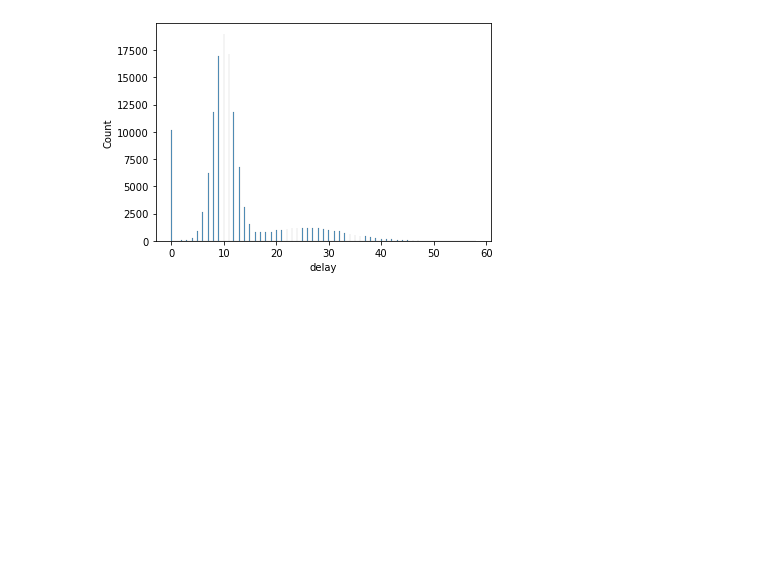
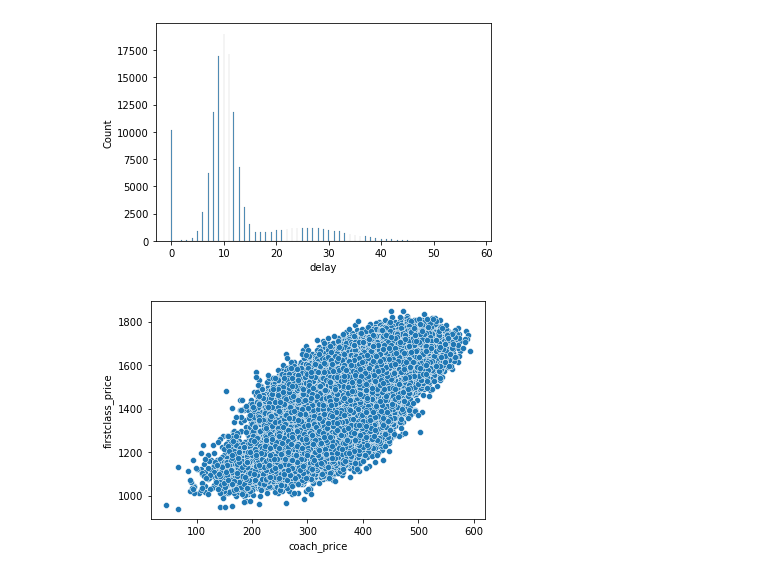
Before and after one commit to cacaprog/Exercises, a Jupyter notebook: Airline Analysis/MC_Airline_Analysis.ipynb, the cells around one changed output. Cells and saved outputs as stored; diff of their text form; code cells hidden in the pictures; blank space fills up the shorter version.

```diff
--- a/Airline Analysis/MC_Airline_Analysis.ipynb
+++ b/Airline Analysis/MC_Airline_Analysis.ipynb
@@ -68,3 +68,10 @@ sns.histplot(flights.delay[flights. delay < 500])
 plt.show()
 # %% [output]
 [figure]
+# %%
+#task 4
+plt.clf()
+sns.scatterplot(x = "coach_price", y="firstclass_price", data=flights)
+plt.show()
+# %% [output]
+[figure, added]
```
Also changed, not shown: parts of 8 cells of this notebook, 1 other file.
